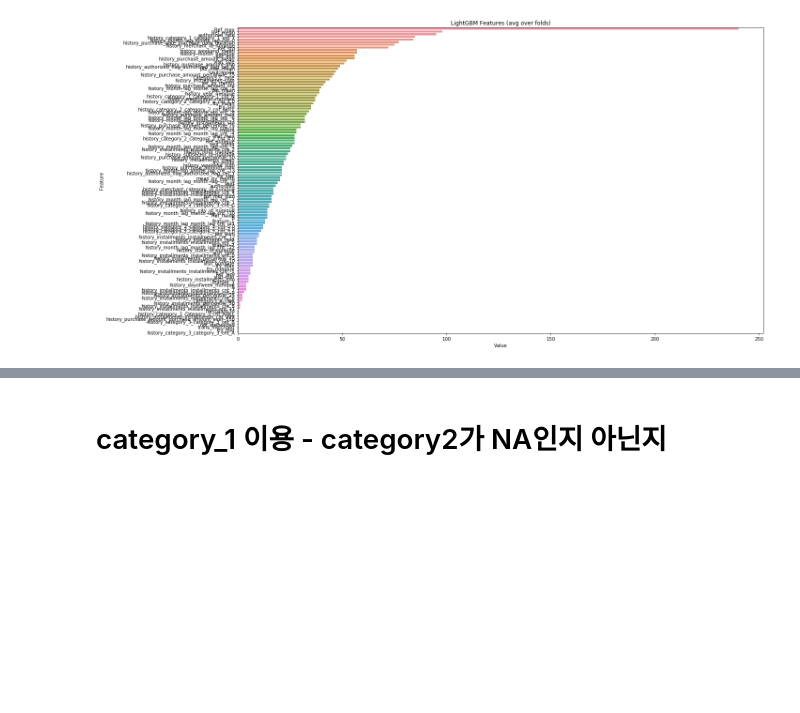
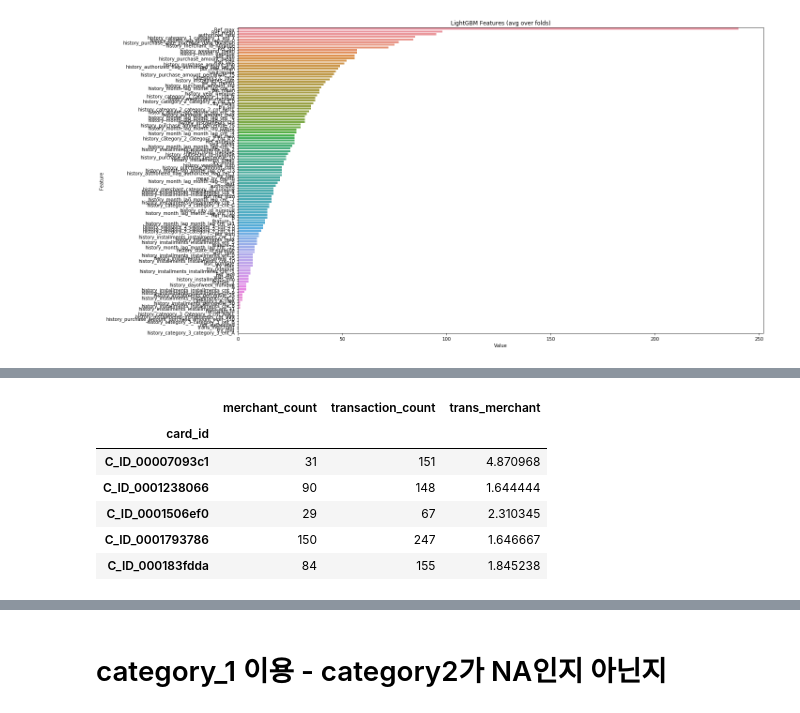
Before and after one commit to miniii222/kaggle, a Jupyter notebook: Elo_Merchant_Category_Recommendation/modeling/2-6.New_Feature_transaction2.ipynb, the cells around one changed output, grey strips where cells are left out. Saved outputs shown, nothing was run; the diff lists cells and outputs as text; code cells hidden in the pictures; blank space fills up the shorter version.

```diff
--- a/Elo_Merchant_Category_Recommendation/modeling/2-6.New_Feature_transaction2.ipynb
+++ b/Elo_Merchant_Category_Recommendation/modeling/2-6.New_Feature_transaction2.ipynb
@@ -454,0 +479,11 @@ lgb_pred = pd.DataFrame(lgb_pred, index=test.index, columns=['target'])
+# %%
+trans_merchant = pd.DataFrame(trans_merchant)
+trans_merchant.head()
+# %% [output]
+|  | merchant_count | transaction_count | trans_merchant |
+| card_id |  |  |  |
+| C_ID_00007093c1 | 31 | 151 | 4.870968 |
+| C_ID_0001238066 | 90 | 148 | 1.644444 |
+| C_ID_0001506ef0 | 29 | 67 | 2.310345 |
+| C_ID_0001793786 | 150 | 247 | 1.646667 |
+| C_ID_000183fdda | 84 | 155 | 1.845238 |
```
Also changed, not shown: parts of 15 cells of this notebook, 1 other file.
